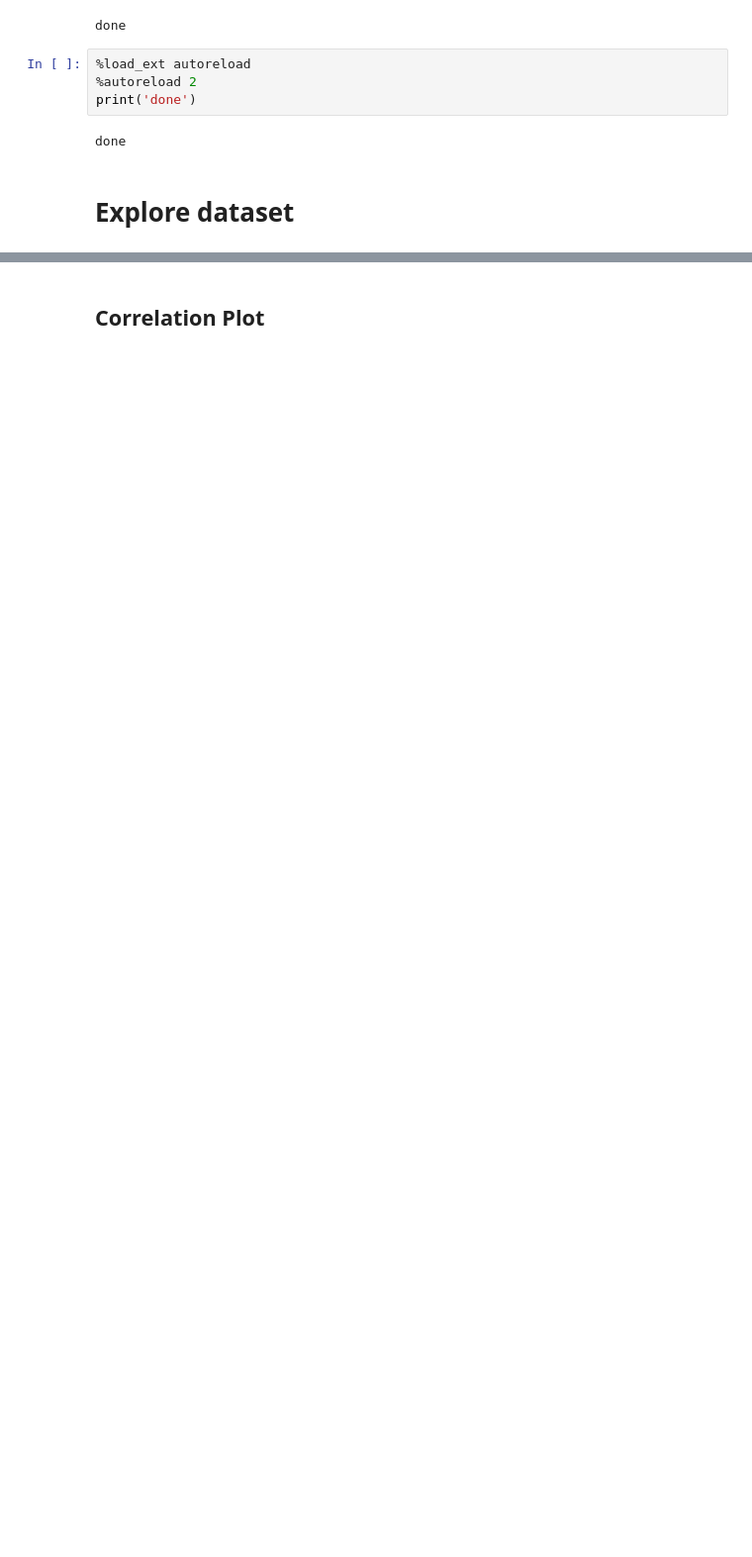
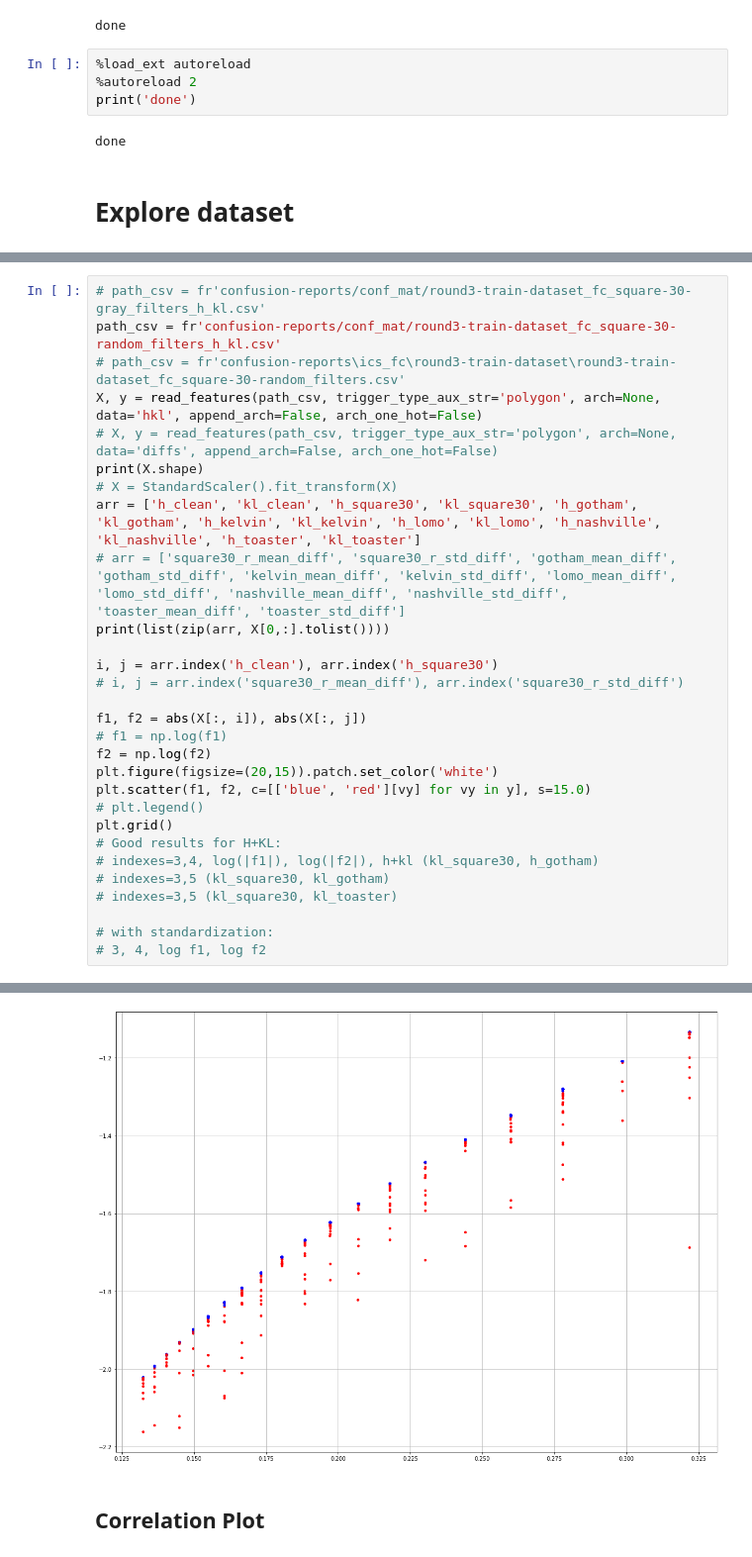
Before and after one commit to ionutmodo/TrojAI-UMD, a Jupyter notebook: notebooks/analyze-round.ipynb, the cells around one changed output, grey strips where cells are left out. Shown at 99% size. Cells and saved outputs as stored; diff of their text form; blank space fills up the shorter version.

```diff
--- a/notebooks/analyze-round.ipynb
+++ b/notebooks/analyze-round.ipynb
@@ -62,0 +71,30 @@ plt.grid()
+# %%
+# path_csv = fr'confusion-reports/conf_mat/round3-train-dataset_fc_square-30-gray_filters_h_kl.csv'
+path_csv = fr'confusion-reports/conf_mat/round3-train-dataset_fc_square-30-random_filters_h_kl.csv'
+# path_csv = fr'confusion-reports\ics_fc\round3-train-dataset\round3-train-dataset_fc_square-30-random_filters.csv'
+X, y = read_features(path_csv, trigger_type_aux_str='polygon', arch=None, data='hkl', append_arch=False, arch_one_hot=False)
+# X, y = read_features(path_csv, trigger_type_aux_str='polygon', arch=None, data='diffs', append_arch=False, arch_one_hot=False)
+print(X.shape)
+# X = StandardScaler().fit_transform(X)
+arr = ['h_clean', 'kl_clean', 'h_square30', 'kl_square30', 'h_gotham', 'kl_gotham', 'h_kelvin', 'kl_kelvin', 'h_lomo', 'kl_lomo', 'h_nashville', 'kl_nashville', 'h_toaster', 'kl_toaster']
+# arr = ['square30_r_mean_diff', 'square30_r_std_diff', 'gotham_mean_diff', 'gotham_std_diff', 'kelvin_mean_diff', 'kelvin_std_diff', 'lomo_mean_diff', 'lomo_std_diff', 'nashville_mean_diff', 'nashville_std_diff', 'toaster_mean_diff', 'toaster_std_diff']
+print(list(zip(arr, X[0,:].tolist())))
+
+i, j = arr.index('h_clean'), arr.index('h_square30')
+# i, j = arr.index('square30_r_mean_diff'), arr.index('square30_r_std_diff')
+
+f1, f2 = abs(X[:, i]), abs(X[:, j])
+# f1 = np.log(f1)
+f2 = np.log(f2)
+plt.figure(figsize=(20,15)).patch.set_color('white')
+plt.scatter(f1, f2, c=[['blue', 'red'][vy] for vy in y], s=15.0)
+# plt.legend()
+plt.grid()
+# Good results for H+KL:
+# indexes=3,4, log(|f1|), log(|f2|), h+kl (kl_square30, h_gotham)
+# indexes=3,5 (kl_square30, kl_gotham)
+# indexes=3,5 (kl_square30, kl_toaster)
+
+# with standardization:
+# 3, 4, log f1, log f2
+# %% [output]
@@ -63,3 +105,4 @@ plt.grid()
+[figure, added]
 # %% [markdown]
 ## Correlation Plot
 # %%
```
Also changed, not shown: parts of 10 cells of this notebook, 2 other files.
